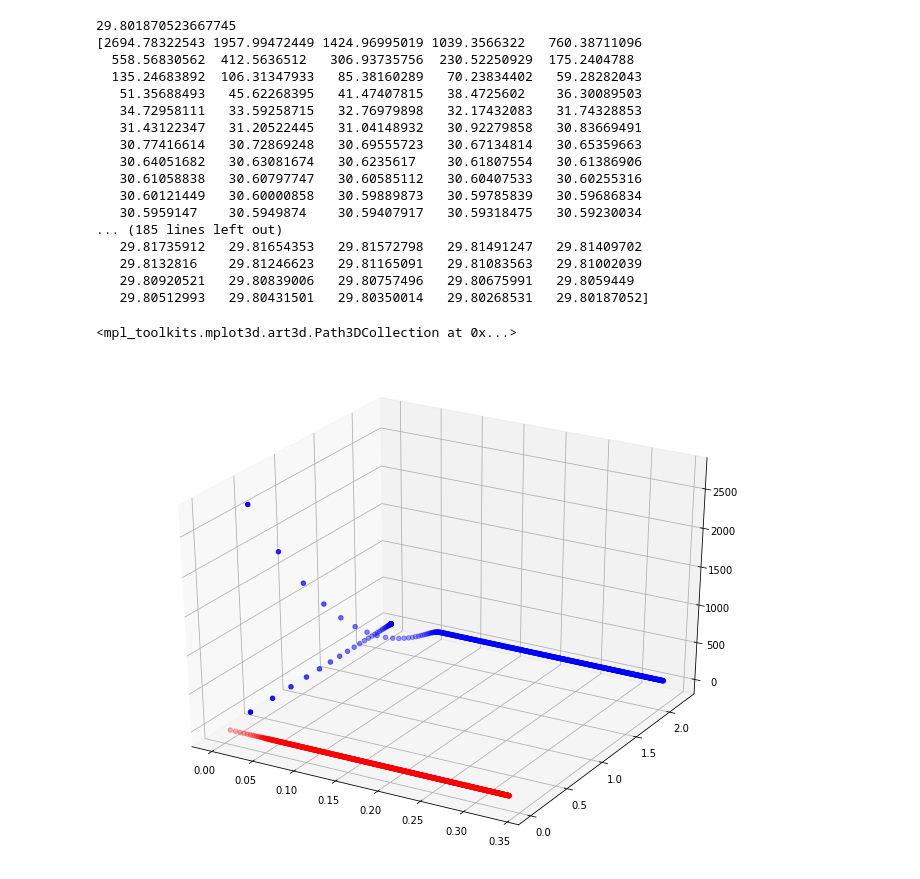
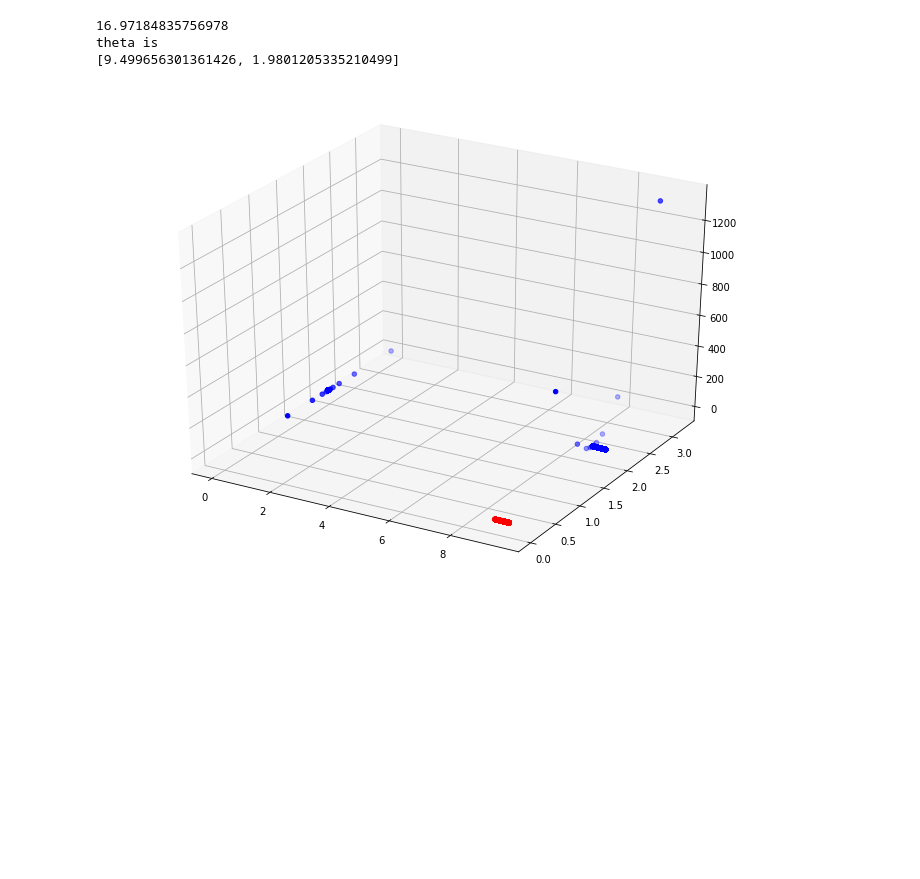
Before and after one commit to susanna1221/MachineLearningHW, a Jupyter notebook: MachineLearning.ipynb, the cells around one changed output. Cells and saved outputs as stored; diff of their text form; code cells hidden in the pictures; blank space fills up the shorter version.

```diff
--- a/MachineLearning.ipynb
+++ b/MachineLearning.ipynb
@@ -39,9 +39,10 @@ plt.show()
 
 
 #y = Theta0 + Theta1 * x
-theta=[0,0]
-alpha=0.0001
-num=1000
+#initial Theta0 = 9, Theta1 = 0
+theta=[9,0]
+alpha=0.001
+num=3000
 
 n = float(len(data_x))
 J_history=np.zeros(num)
@@ -83,7 +84,10 @@ ax = fig.add_subplot(111,projection='3d')
 x=theta_history[:,0]
 y=theta_history[:,1]
 z=J_history
+
 ax.scatter(x,y,z,c='blue')
 ax.scatter(x,0,0,c='red')
 ax.scatter(0,y,0,c='blue')
+print("theta is")
+print(theta)
 # %% [output]
@@ -92,19 +96,4 @@ ax.scatter(0,y,0,c='blue')
-29.801870523667745
-[2694.78322543 1957.99472449 1424.96995019 1039.3566322   760.38711096
-  558.56830562  412.5636512   306.93735756  230.52250929  175.2404788
-  135.24683892  106.31347933   85.38160289   70.23834402   59.28282043
-   51.35688493   45.62268395   41.47407815   38.4725602    36.30089503
-   34.72958111   33.59258715   32.76979898   32.17432083   31.74328853
-   31.43122347   31.20522445   31.04148932   30.92279858   30.83669491
-   30.77416614   30.72869248   30.69555723   30.67134814   30.65359663
-   30.64051682   30.63081674   30.6235617    30.61807554   30.61386906
-   30.61058838   30.60797747   30.60585112   30.60407533   30.60255316
-   30.60121449   30.60000858   30.59889873   30.59785839   30.59686834
-   30.5959147    30.5949874    30.59407917   30.59318475   30.59230034
-... (185 lines left out)
-   29.81735912   29.81654353   29.81572798   29.81491247   29.81409702
-   29.8132816    29.81246623   29.81165091   29.81083563   29.81002039
-   29.80920521   29.80839006   29.80757496   29.80675991   29.8059449
-   29.80512993   29.80431501   29.80350014   29.80268531   29.80187052]
+16.97184835756978
+theta is
+[9.499656301361426, 1.9801205335210499]
-<mpl_toolkits.mplot3d.art3d.Path3DCollection at 0x...>
-[figure, old version]
+[figure, new version]
```
Also changed, not shown: parts of 1 cell of this notebook.
